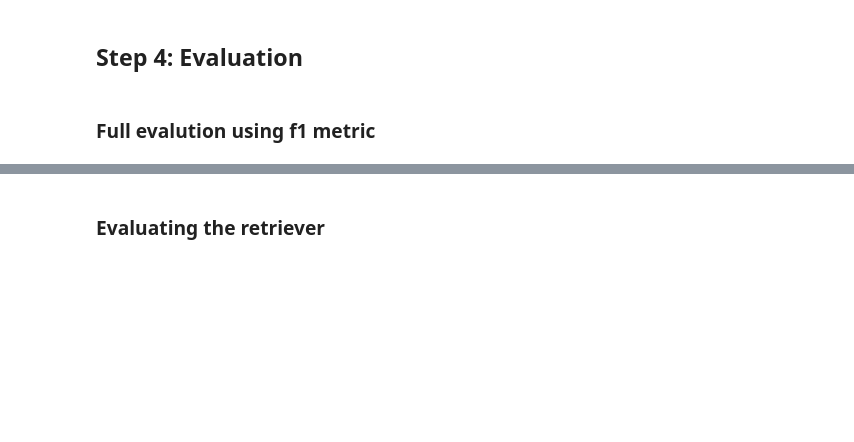
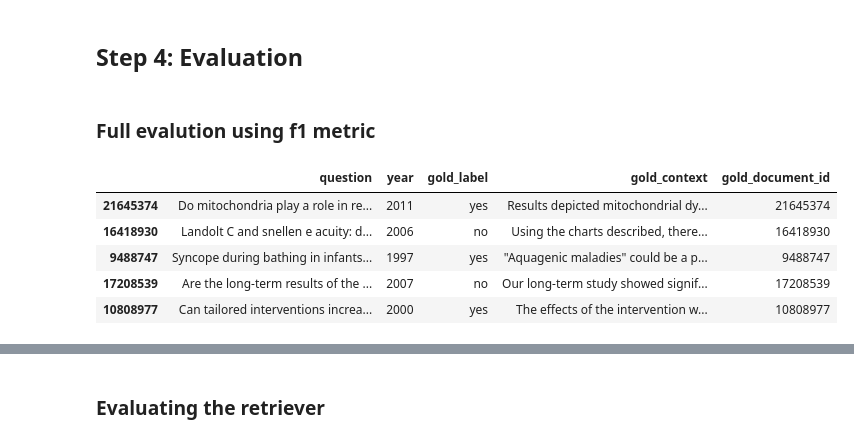
Before and after one commit to MahdiTheGreat/Intro-to-language-modeling, a Jupyter notebook: Retrieval_augmented_text_generation_revised.ipynb, the cells around one changed output, grey strips where cells are left out. Saved outputs shown, nothing was run; the diff lists cells and outputs as text; code cells hidden in the pictures; blank space fills up the shorter version.

```diff
--- a/Retrieval_augmented_text_generation_revised.ipynb
+++ b/Retrieval_augmented_text_generation_revised.ipynb
@@ -358,6 +264,15 @@ def f_1_score(q_a, retrieval_chain):
 
   f1 = 2*TP / (2*TP + FP + FN)
   return f1
+# %%
+questions.head()
+# %% [output]
+|  | question | year | gold_label | gold_context | gold_document_id |
+| 21645374 | Do mitochondria play a role in re... | 2011 | yes | Results depicted mitochondrial dy... | 21645374 |
+| 16418930 | Landolt C and snellen e acuity: d... | 2006 | no | Using the charts described, there... | 16418930 |
+| 9488747 | Syncope during bathing in infants... | 1997 | yes | "Aquagenic maladies" could be a p... | 9488747 |
+| 17208539 | Are the long-term results of the ... | 2007 | no | Our long-term study showed signif... | 17208539 |
+| 10808977 | Can tailored interventions increa... | 2000 | yes | The effects of the intervention w... | 10808977 |
 # %%
 template = """Answer the question, only with yes or no, based only on the following context:
 {context}
```
Also changed, not shown: parts of 14 cells of this notebook.
